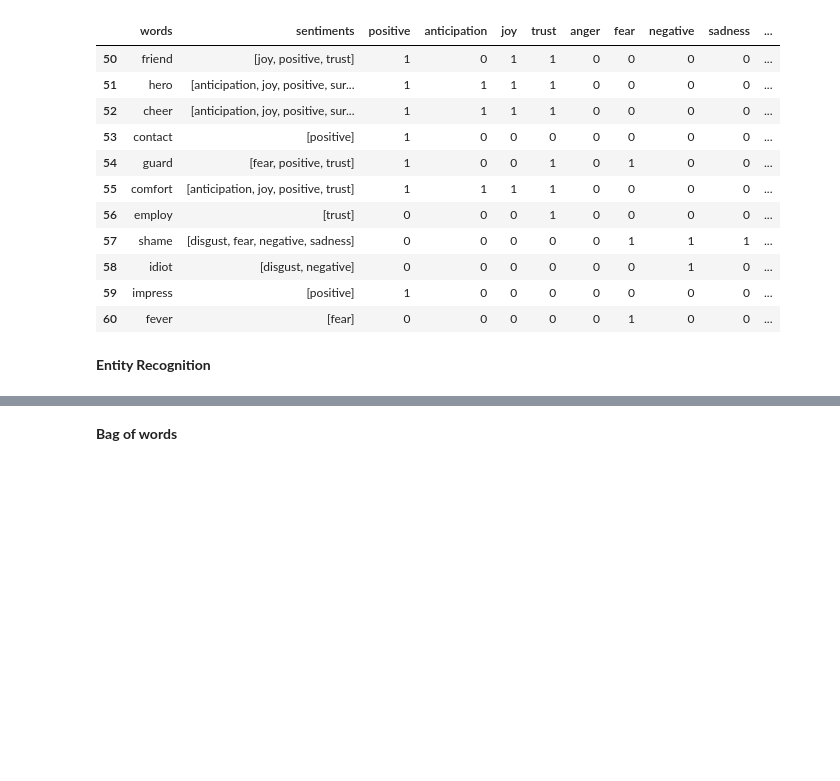
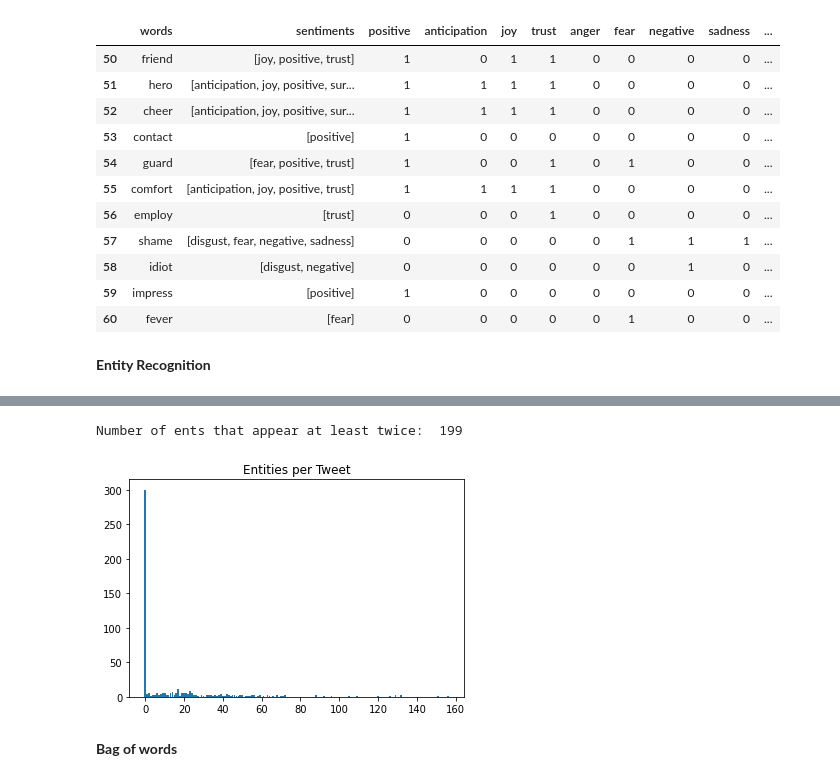
Before and after one commit to Grivine-19/Coronavirus-Sentiment-Analysis-Kenya, a Jupyter notebook: nairobi_county.ipynb, the cells around one changed output, grey strips where cells are left out. Drawn from its saved outputs; the diff is of its cells as text; code cells hidden in the pictures; blank space fills up the shorter version.

```diff
--- a/nairobi_county.ipynb
+++ b/nairobi_county.ipynb
@@ -785,7 +821,7 @@ print('Number of stemmed words: ', len(words))"""
 # %%
 # Lets look at the first few lines of stemmed texts, along with the ents identified
 
-"""for doc in nlp.pipe(words[:5]):
+for doc in nlp.pipe(words[:5]):
     print(doc)
     print(list(doc.ents))
-    print('\n')"""
+    print('\n')
@@ -792,9 +847,24 @@ print('Number of stemmed words: ', len(words))"""
 # %%
-# Separating this lengthy step, and saving result as a list rather than generator
+"""# Separating this lengthy step, and saving result as a list rather than generator
 # (Size isnt too big, and saves a lot of time when reused later)
 
 # Spacy seems to have error at 3k doc mark?
 # Related to this maybe? https://github.com/explosion/spaCy/issues/1927
-# Continuing on with the first 3000 of 4010 for now
+# Continuing on with the first 3000 of 4010 for now ; this was attempted on my local runtime but did not work
 
-#corpus = list(nlp.pipe(words[:1000]))
+I ran 500 records only for test purposes on entity recognition since colab
+crushes when the record is too large"""
+
+corpus = list(nlp.pipe(words[:500]))
+# %%
+# Looking at number of times each entity appears in the total corpus
+# nb. ents all appear as Spacy tokens, hence needing to cast as str
+
+all_ents = defaultdict(int)
+
+for i, doc in enumerate(corpus):
+    #print(i,doc)
+    for ent in doc.ents:
+        all_ents[str(ent)] += 1
+
+print('Number of distinct entities: ', len(all_ents))
@@ -800,0 +899,21 @@ print('Number of stemmed words: ', len(words))"""
+# %%
+# Number of entities that appear at least twice
+
+multi_ents = [x for x in sorted_ents if x[1] > 1]
+
+print('Number of ents that appear at least twice: ', len(multi_ents))
+# %% [output]
+Number of ents that appear at least twice:  199
+# %%
+# How many ents appear per tweet?
+
+ents_in_claim = [len(doc.ents) for doc in corpus]
+
+plt.hist(ents_in_claim,
+         rwidth=0.9,
+         bins=np.arange(max(ents_in_claim)+2)-0.5)
+        # Futzing with bins just to fix column alignment - not really necessary
+plt.title('Entities per Tweet')
+plt.show()
+# %% [output]
+[figure, added]
```
Also changed, not shown: parts of 14 cells of this notebook.
